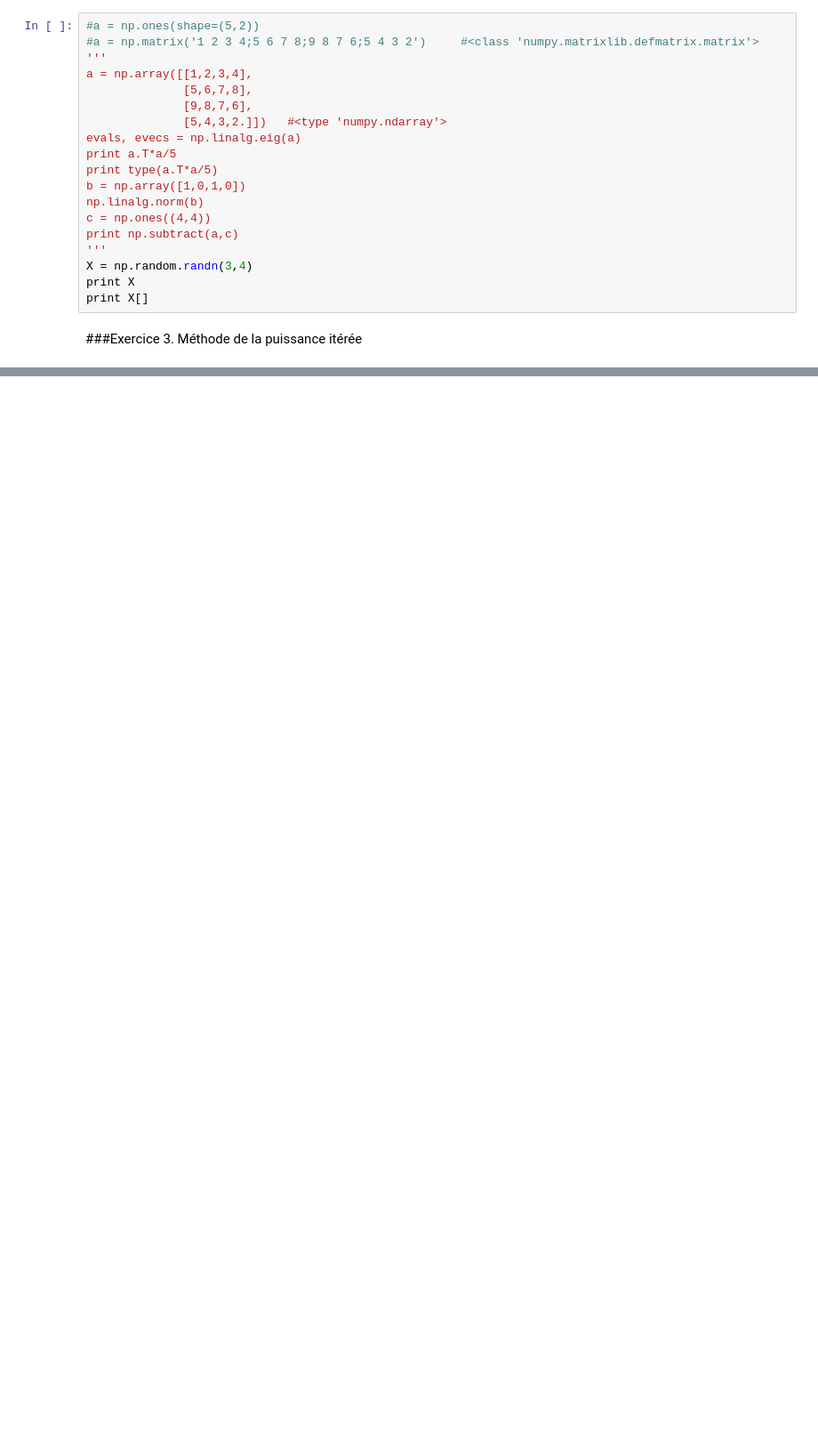
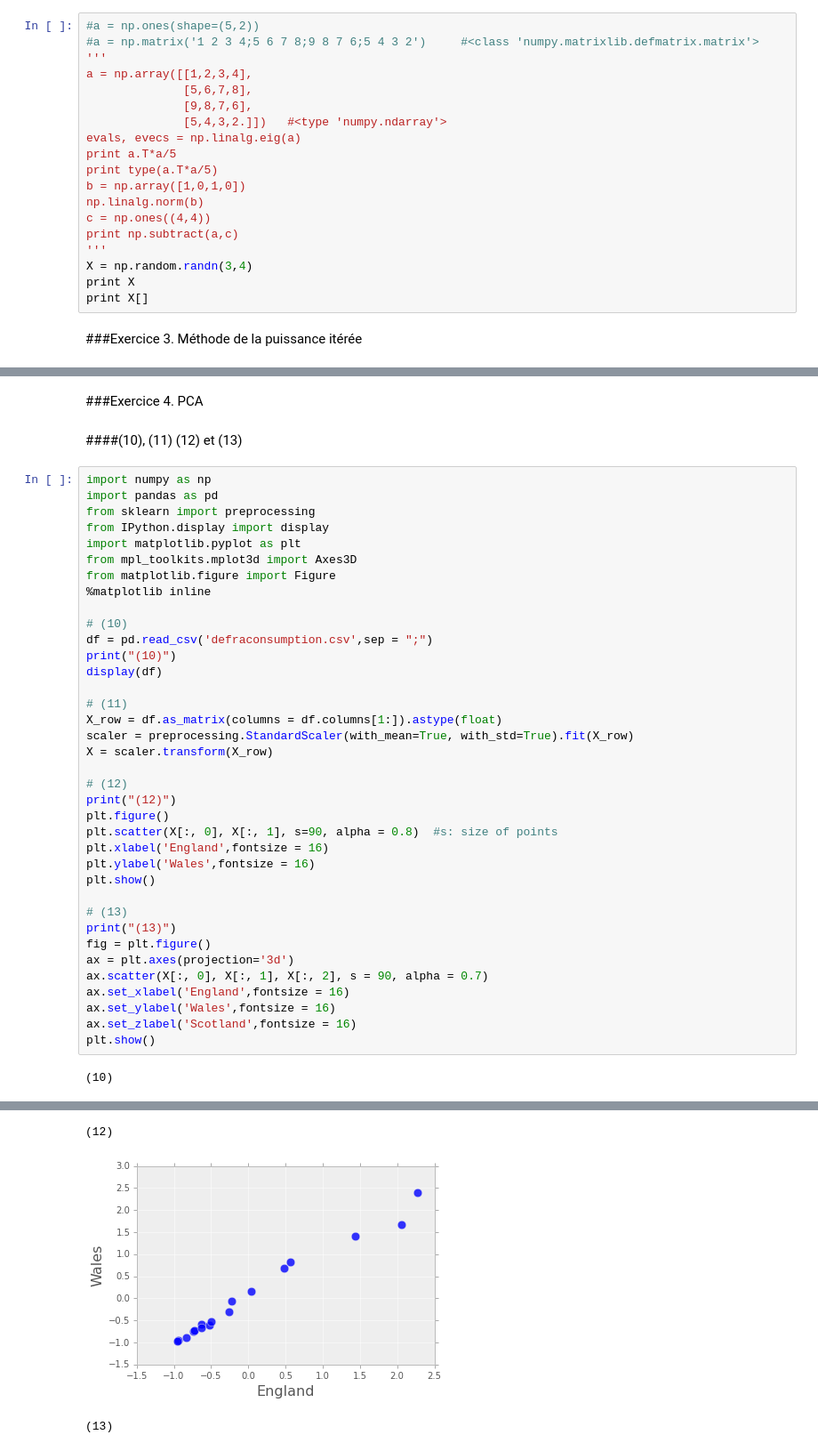
Before and after one commit to DemiFr/SD204-TP-SVD-PCA, a Jupyter notebook: LI_YANTING_0.ipynb, the cells around one changed output, grey strips where cells are left out. Shown: that part at 89% size. Cells and saved outputs as stored; diff of their text form; blank space fills up the shorter version.

```diff
--- a/LI_YANTING_0.ipynb
+++ b/LI_YANTING_0.ipynb
@@ -300,0 +275,43 @@ print u0,v0
+# %% [markdown]
+###Exercice 4. PCA
+# %% [markdown]
+####(10), (11) (12) et (13)
+# %%
+import numpy as np
+import pandas as pd
+from sklearn import preprocessing
+from IPython.display import display
+import matplotlib.pyplot as plt
+from mpl_toolkits.mplot3d import Axes3D
+from matplotlib.figure import Figure
+%matplotlib inline
+
+# (10)
+df = pd.read_csv('defraconsumption.csv',sep = ";")
+print("(10)")
+display(df)
+
+# (11)
+X_row = df.as_matrix(columns = df.columns[1:]).astype(float)
+scaler = preprocessing.StandardScaler(with_mean=True, with_std=True).fit(X_row)
+X = scaler.transform(X_row)
+
+# (12)
+print("(12)")
+plt.figure()
+plt.scatter(X[:, 0], X[:, 1], s=90, alpha = 0.8)  #s: size of points
+plt.xlabel('England',fontsize = 16)
+plt.ylabel('Wales',fontsize = 16)
+plt.show()
+
+# (13)
+print("(13)")
+fig = plt.figure()
+ax = plt.axes(projection='3d')
+ax.scatter(X[:, 0], X[:, 1], X[:, 2], s = 90, alpha = 0.7)
+ax.set_xlabel('England',fontsize = 16)
+ax.set_ylabel('Wales',fontsize = 16)
+ax.set_zlabel('Scotland',fontsize = 16)
+plt.show()
+# %% [output]
+(10)
@@ -300,0 +336,3 @@ print u0,v0
+(12)
+[figure, added]
+(13)
```
Also changed, not shown: parts of 25 cells of this notebook, 6 other files.
